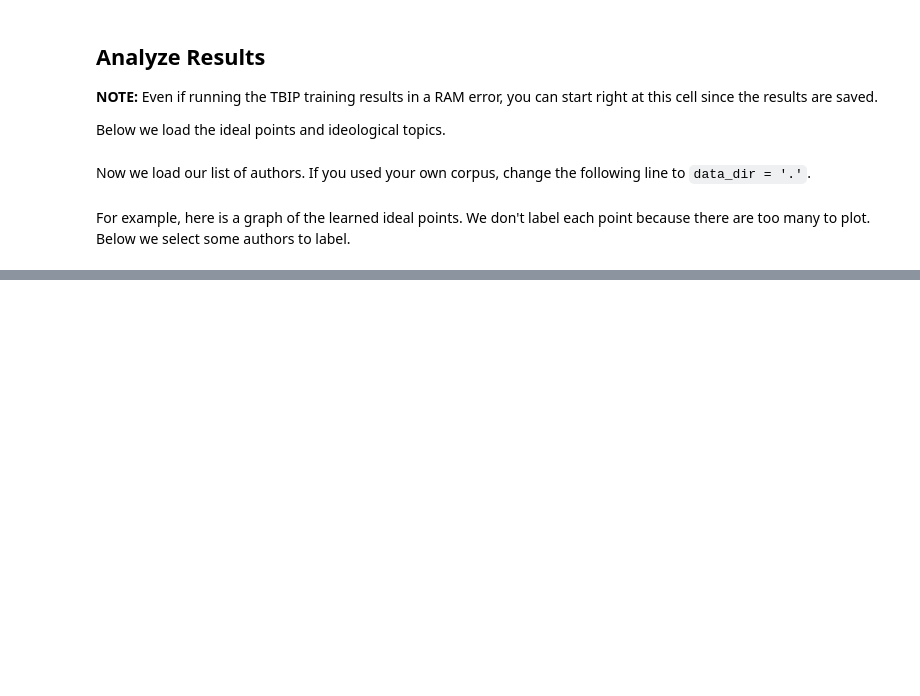
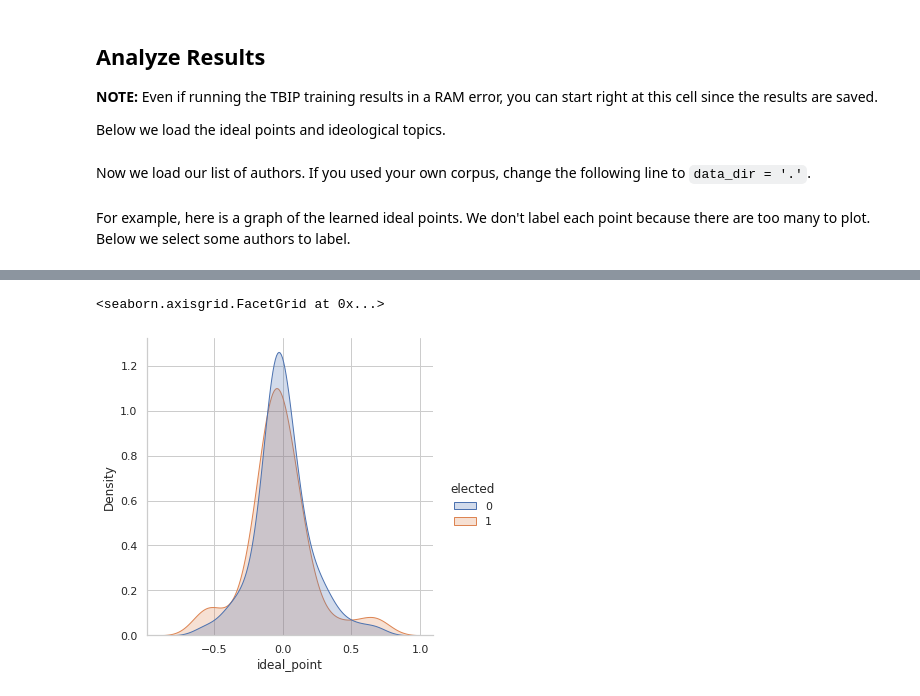
Before and after one commit to mbosley/india_leg_text, a Jupyter notebook: code/run_tbip.ipynb, the cells around one changed output, grey strips where cells are left out. Cells and saved outputs as stored; diff of their text form; code cells hidden in the pictures; blank space fills up the shorter version.

```diff
--- a/code/run_tbip.ipynb
+++ b/code/run_tbip.ipynb
@@ -360,0 +417,8 @@ ax.set_yticks([])
+# %%
+df = pd.DataFrame({'speaker': author_map, 'ideal_point': ideal_point_mean})
+df["elected"] = [0 if '(0)' in x else 1 for x in df['speaker']]
+
+sns.displot(df, x="ideal_point", hue="elected", kind="kde", fill=True)
+# %% [output]
+<seaborn.axisgrid.FacetGrid at 0x...>
+[figure, added]
```
Also changed, not shown: parts of 13 cells of this notebook.
